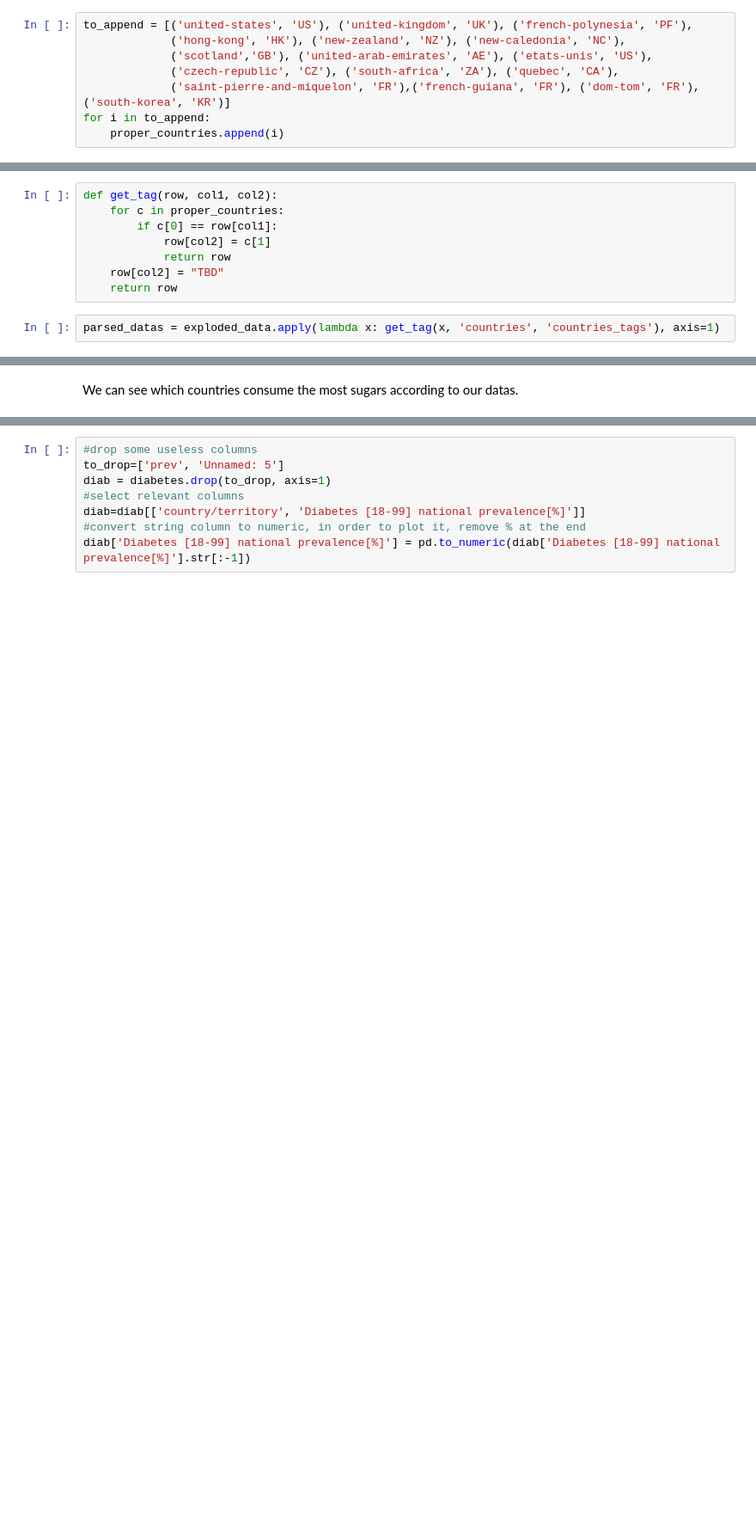
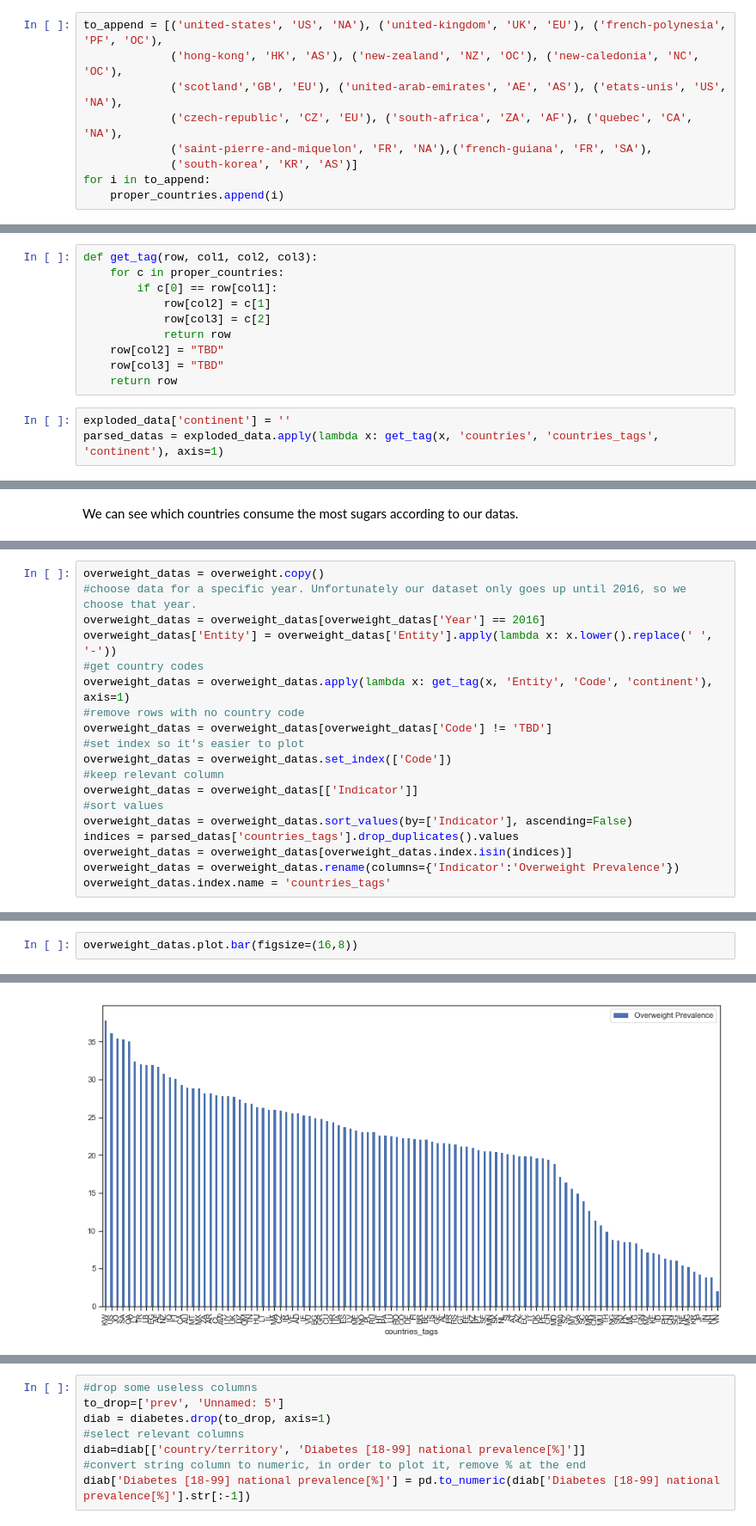
Before and after one commit to baraschi/AppliedDataAnalysis_Project, a Jupyter notebook: FoodProject.ipynb, the cells around one changed output, grey strips where cells are left out. Shown at 86% size. Saved outputs shown, nothing was run; the diff lists cells and outputs as text; blank space fills up the shorter version.

```diff
--- a/FoodProject.ipynb
+++ b/FoodProject.ipynb
@@ -131,11 +302,12 @@ for c in countries_with_code:
     if c[1] != "???":
         proper_countries.append(c)
 # %%
-to_append = [('united-states', 'US'), ('united-kingdom', 'UK'), ('french-polynesia', 'PF'),
-             ('hong-kong', 'HK'), ('new-zealand', 'NZ'), ('new-caledonia', 'NC'),
-             ('scotland','GB'), ('united-arab-emirates', 'AE'), ('etats-unis', 'US'),
-             ('czech-republic', 'CZ'), ('south-africa', 'ZA'), ('quebec', 'CA'),
-             ('saint-pierre-and-miquelon', 'FR'),('french-guiana', 'FR'), ('dom-tom', 'FR'), ('south-korea', 'KR')]
+to_append = [('united-states', 'US', 'NA'), ('united-kingdom', 'UK', 'EU'), ('french-polynesia', 'PF', 'OC'),
+             ('hong-kong', 'HK', 'AS'), ('new-zealand', 'NZ', 'OC'), ('new-caledonia', 'NC', 'OC'),
+             ('scotland','GB', 'EU'), ('united-arab-emirates', 'AE', 'AS'), ('etats-unis', 'US', 'NA'),
+             ('czech-republic', 'CZ', 'EU'), ('south-africa', 'ZA', 'AF'), ('quebec', 'CA', 'NA'),
+             ('saint-pierre-and-miquelon', 'FR', 'NA'),('french-guiana', 'FR', 'SA'),
+             ('south-korea', 'KR', 'AS')]
 for i in to_append:
     proper_countries.append(i)
 # %%
@@ -172,12 +332,15 @@ def explode(df):
 # %%
 exploded_data = explode(usefull_datas)
 # %%
-def get_tag(row, col1, col2):
+def get_tag(row, col1, col2, col3):
     for c in proper_countries:
         if c[0] == row[col1]:
             row[col2] = c[1]
+            row[col3] = c[2]
             return row
     row[col2] = "TBD"
+    row[col3] = "TBD"
     return row
 # %%
-parsed_datas = exploded_data.apply(lambda x: get_tag(x, 'countries', 'countries_tags'), axis=1)
+exploded_data['continent'] = ''
+parsed_datas = exploded_data.apply(lambda x: get_tag(x, 'countries', 'countries_tags', 'continent'), axis=1)
@@ -471,0 +535,19 @@ For example the slovakia is in the mean (for the obesity) but not really for the
+# %%
+overweight_datas = overweight.copy()
+#choose data for a specific year. Unfortunately our dataset only goes up until 2016, so we choose that year.
+overweight_datas = overweight_datas[overweight_datas['Year'] == 2016]
+overweight_datas['Entity'] = overweight_datas['Entity'].apply(lambda x: x.lower().replace(' ', '-'))
+#get country codes
+overweight_datas = overweight_datas.apply(lambda x: get_tag(x, 'Entity', 'Code', 'continent'), axis=1)
+#remove rows with no country code
+overweight_datas = overweight_datas[overweight_datas['Code'] != 'TBD']
+#set index so it's easier to plot
+overweight_datas = overweight_datas.set_index(['Code'])
+#keep relevant column
+overweight_datas = overweight_datas[['Indicator']]
+#sort values
+overweight_datas = overweight_datas.sort_values(by=['Indicator'], ascending=False)
+indices = parsed_datas['countries_tags'].drop_duplicates().values
+overweight_datas = overweight_datas[overweight_datas.index.isin(indices)]
+overweight_datas = overweight_datas.rename(columns={'Indicator':'Overweight Prevalence'})
+overweight_datas.index.name = 'countries_tags'
@@ -471,0 +574,3 @@ For example the slovakia is in the mean (for the obesity) but not really for the
+# %%
+overweight_datas.plot.bar(figsize=(16,8))
+# %% [output]
@@ -471,0 +578 @@ For example the slovakia is in the mean (for the obesity) but not really for the
+[figure, added]
```
Also changed, not shown: parts of 134 cells of this notebook.
